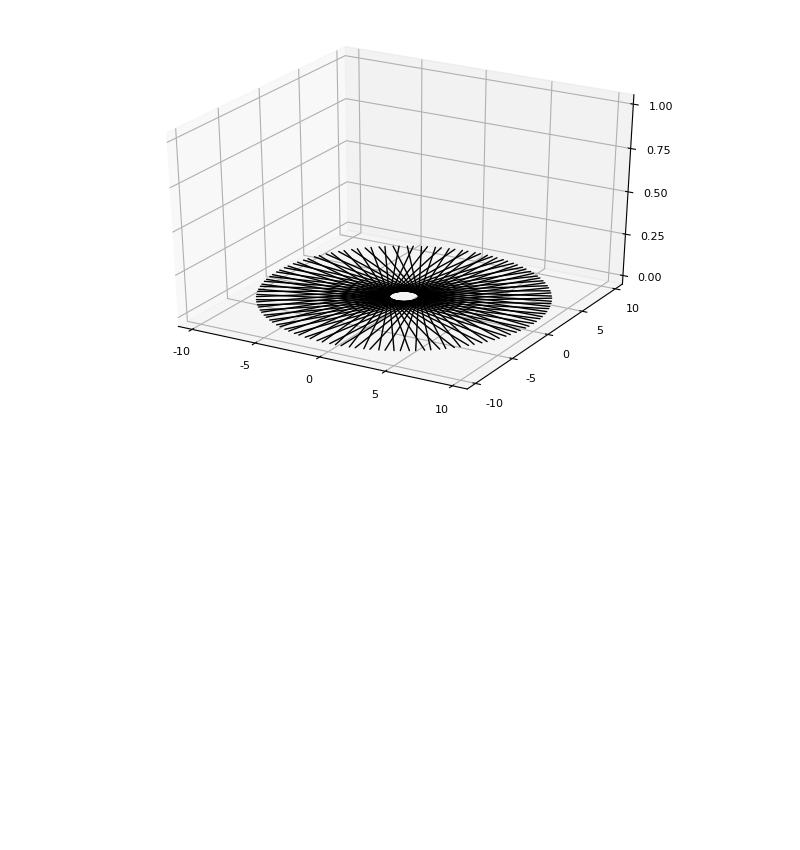
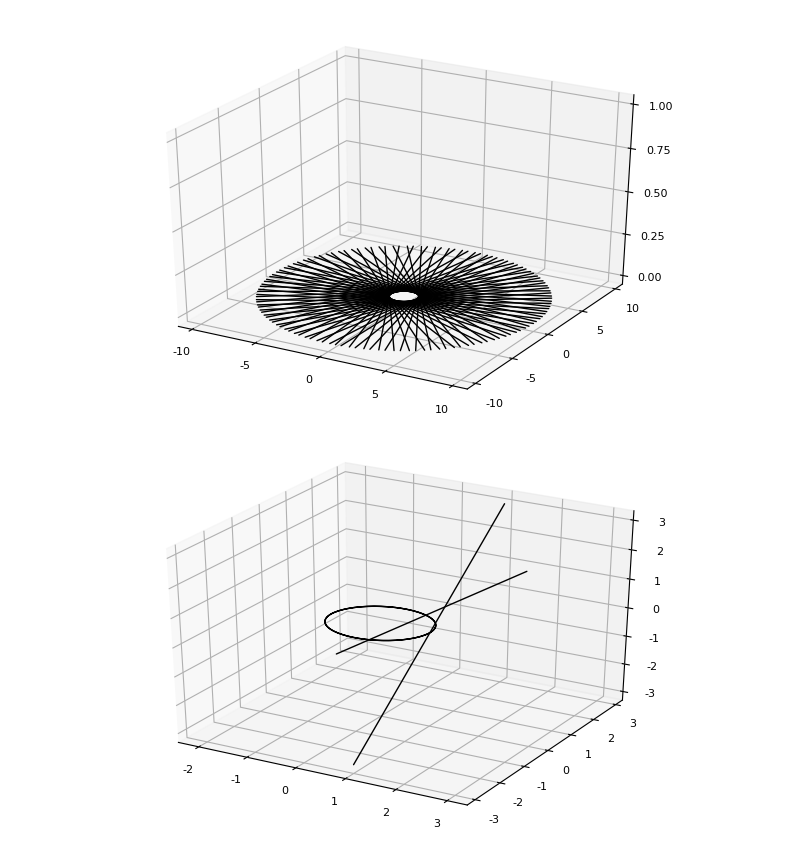
Before and after one commit to mattConn/differential-geometry-exercises, a Jupyter notebook: src/notebooks/4-1-3.ipynb, the cells around one changed output. Cells and saved outputs as stored; diff of their text form; code cells hidden in the pictures; blank space fills up the shorter version.

```diff
--- a/src/notebooks/4-1-3.ipynb
+++ b/src/notebooks/4-1-3.ipynb
@@ -123,3 +123,38 @@ end
 plot!()
 # %% [output]
 [figure]
+# %%
+using Plots
+using Calculus
+pyplot()
+
+p = 2
+f(t) = 1
+g(t) = t
+n=2
+x(t) = f(t)*cos(n)-g(t)*sin(n)
+y(t) = f(t)*sin(n)+cos(n)*g(t)
+T(t) = t
+
+x2(t) = cos(t)
+y2(t) = sin(t)
+
+COLOR = "black"
+color_list = ["black","red"]
+LW = 2.0
+LABEL = ""
+
+MAX = 3
+
+plot()
+plot!(x2,y2,zero,-2pi,2pi,label=LABEL,color="black")
+n=0
+plot!(x,y,T,-MAX,MAX,label=LABEL,color="black")
+
+n=.5
+plot!(y,x,T,-MAX,MAX,label=LABEL,color="black")
+
+
+plot!()
+# %% [output]
+[figure, added]
```
Also changed, not shown: 3 other files.
